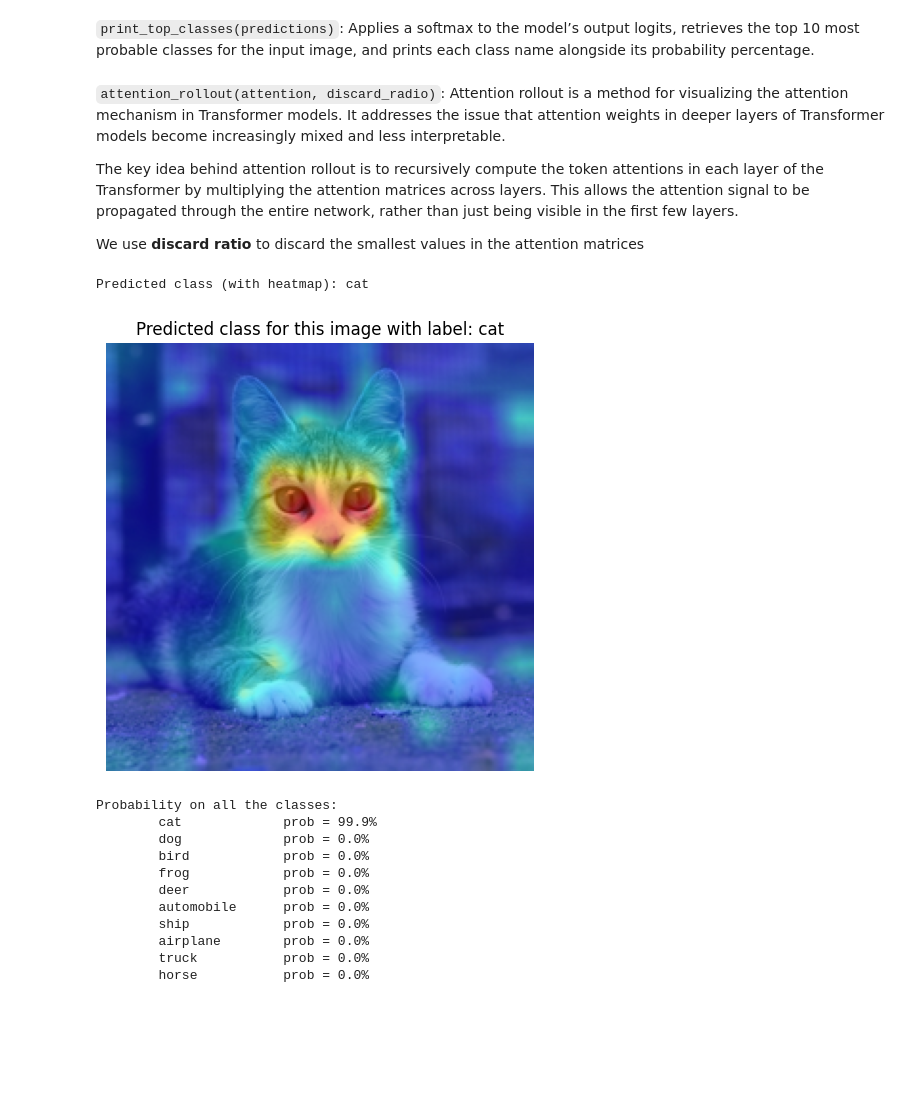
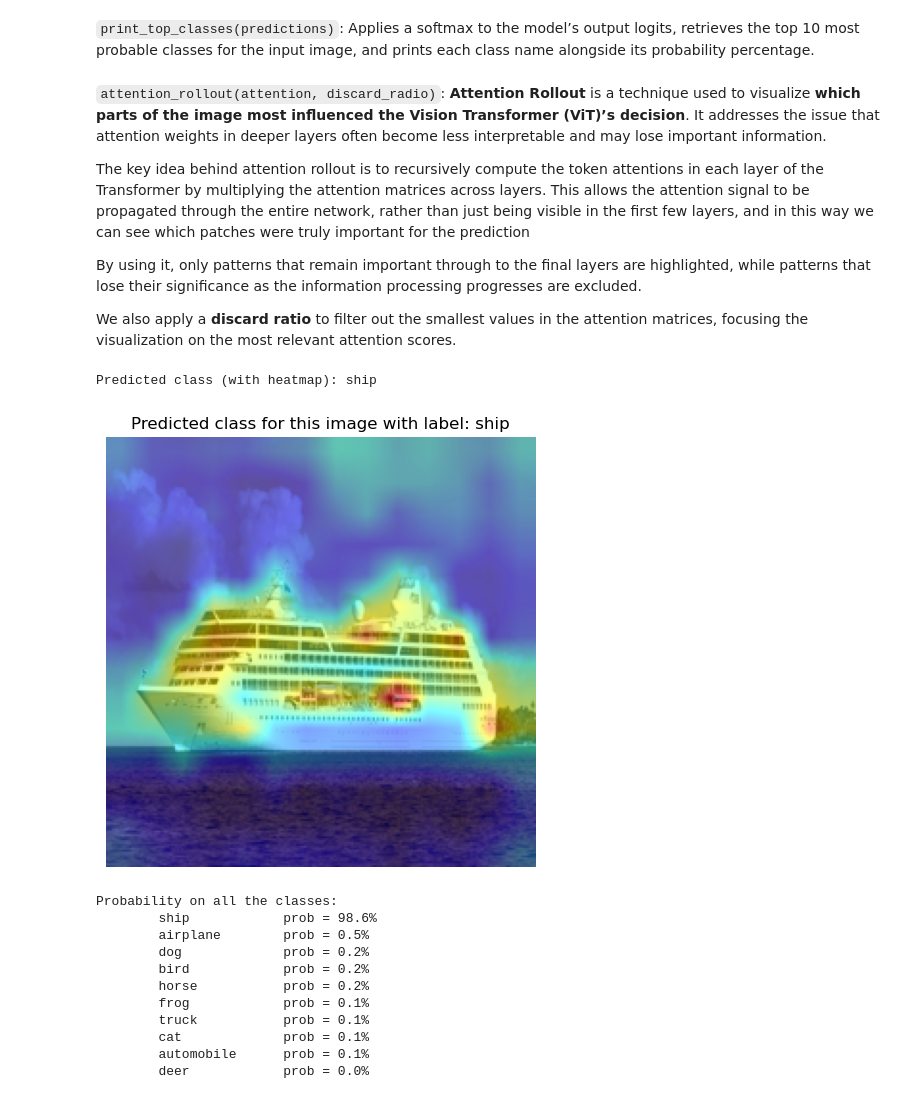
Before and after one commit to LuigiGalluccio/explainable_ViT, a Jupyter notebook: ViT_imageClassification.ipynb, the cells around one changed output. Cells and saved outputs as stored; diff of their text form; code cells hidden in the pictures; blank space fills up the shorter version.

````diff
--- a/ViT_imageClassification.ipynb
+++ b/ViT_imageClassification.ipynb
@@ -31,15 +32,6 @@ Each data is composed of two fields:
 * ['img'] : Image object
 * ['label'] : ClassLabel
 # %%
-"""
-def prepare_dataset():
-    #train_ds, test_ds = load_dataset('cifar10', split=['train[:5000]', 'test[:2000]'])
-    train_ds, test_ds = load_dataset('cifar10')
-    splits = train_ds.train_test_split(test_size=0.2, seed=42)
-    train_ds = splits['train']
-    val_ds = splits['test']
-    return train_ds, val_ds, test_ds
-"""
 def prepare_dataset():
     train_ds, test_ds = load_dataset('cifar10', split=['train','test'])
     splits = train_ds.train_test_split(test_size=0.2, seed=42)
@@ -47,9 +39,14 @@ def prepare_dataset():
     val_ds = splits['test']
     return train_ds, val_ds, test_ds
 train_ds, val_ds, test_ds = prepare_dataset()
-print(train_ds)
-print(val_ds)
-print(test_ds)
 
-train_ds.features
+print("Training set size:", len(train_ds))
+print("Validation set size:", len(val_ds))
+print("Test set size:", len(test_ds))
+
+labels = train_ds.features['label'].names
+label_counts = Counter(example['label'] for example in train_ds)
+
+for i, img_count in sorted(label_counts.items()):
+    print(f"Class {i} ({labels[i]}): {img_count} images")
 # %% [output]
@@ -220,7 +201,7 @@ dataloader_config = DataLoaderConfiguration(dispatch_batches=None, split_batches
 ## Evaluation and Results
 # %%
 trainer = Trainer(
-    model=ViTForImageClassification.from_pretrained("test-cifar-10-googlevit/checkpoint-7500"),
+    model=ViTForImageClassification.from_pretrained("finetuned-googlevit/checkpoint-7500"),
     args=args,
     train_dataset=train_ds,
     eval_dataset=val_ds,
@@ -307,11 +283,14 @@ def print_top_classes(predictions):
         output_string += 'prob = {:.1f}%'.format(100 * probs[0, cls_idx])
         print(output_string)
 # %% [markdown]
-```attention_rollout(attention, discard_radio)```: Attention rollout is a method for visualizing the attention mechanism in Transformer models. It addresses the issue that attention weights in deeper layers of Transformer models become increasingly mixed and less interpretable.
+```attention_rollout(attention, discard_radio)```:
+**Attention Rollout** is a technique used to visualize **which parts of the image most influenced the Vision Transformer (ViT)’s decision**. It addresses the issue that attention weights in deeper layers often become less interpretable and may lose important information.
 
-The key idea behind attention rollout is to recursively compute the token attentions in each layer of the Transformer by multiplying the attention matrices across layers. This allows the attention signal to be propagated through the entire network, rather than just being visible in the first few layers.
+The key idea behind attention rollout is to recursively compute the token attentions in each layer of the Transformer by multiplying the attention matrices across layers. This allows the attention signal to be propagated through the entire network, rather than just being visible in the first few layers, and in this way we can see which patches were truly important for the prediction
 
-We use **discard ratio** to discard the smallest values in the attention matrices
+By using it, only patterns that remain important through to the final layers are highlighted, while patterns that lose their significance as the information processing progresses are excluded.
+
+We also apply a **discard ratio** to filter out the smallest values in the attention matrices, focusing the visualization on the most relevant attention scores.
 # %%
 def attention_rollout(attentions, discard_ratio):
     result = torch.eye(attentions[0].size(-1)).to(attentions[0].device)
@@ -350,41 +329,41 @@ def generate_visualization(pil_image, outputs, logits):
 
     return cam_overlay, label
 # %%
-model_name = 'test-cifar-10-googlevit/checkpoint-7500'
+model_name = 'finetuned-googlevit/checkpoint-7500'
 model = ViTForImageClassification.from_pretrained(model_name, output_attentions=True)
 processor = ViTImageProcessor.from_pretrained(model_name)
 model.eval()
 
-file_path = "test_img/cat3.png"
+file_path = "test_img/ship2.png"
 image = Image.open(file_path)
 inputs = processor(images=image, return_tensors="pt")
 inputs = {k: v for k, v in inputs.items()}
 
 with torch.no_grad():
     outputs = model(**inputs)
     predictions = outputs.logits
 
 
 vis, label = generate_visualization(image, outputs, predictions)
 
 print(f"\nPredicted class (with heatmap): {label}")
 plt.imshow(cv2.cvtColor(vis, cv2.COLOR_BGR2RGB))
 plt.title(f"Predicted class for this image with label: {label}")
 plt.axis("off")
 plt.tight_layout()
 plt.show()
 print_top_classes(predictions)
 # %% [output]
-Predicted class (with heatmap): cat
+Predicted class (with heatmap): ship
-[figure, old version]
+[figure, new version]
 Probability on all the classes:
-        cat             prob = 99.9%
-        dog             prob = 0.0%
-        bird            prob = 0.0%
-        frog            prob = 0.0%
+        ship            prob = 98.6%
+        airplane        prob = 0.5%
+        dog             prob = 0.2%
+        bird            prob = 0.2%
+        horse           prob = 0.2%
+        frog            prob = 0.1%
+        truck           prob = 0.1%
+        cat             prob = 0.1%
+        automobile      prob = 0.1%
         deer            prob = 0.0%
-        automobile      prob = 0.0%
-        ship            prob = 0.0%
-        airplane        prob = 0.0%
-        truck           prob = 0.0%
-        horse           prob = 0.0%
````
Also changed, not shown: parts of 4 cells of this notebook, 1 other file.
